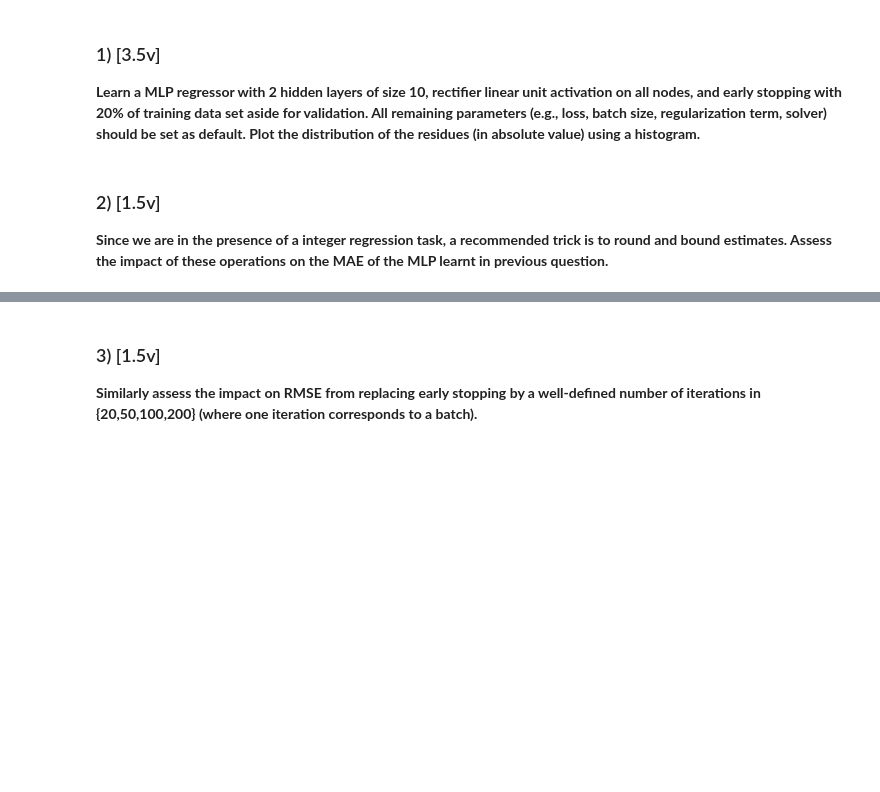
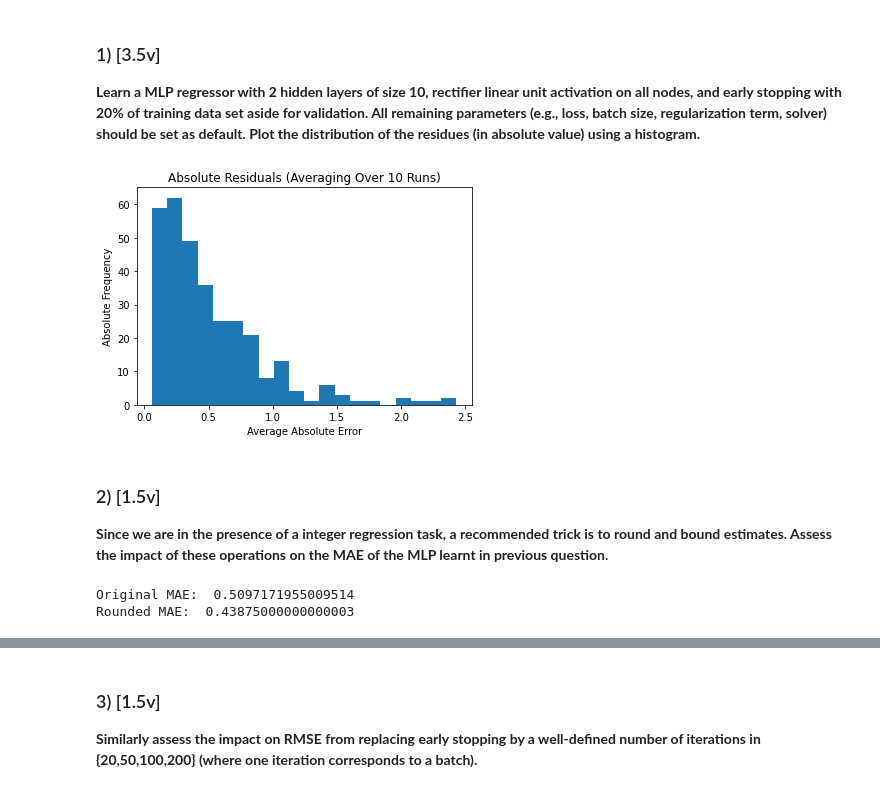
Before and after one commit to ARibeiro3110/homeworksApre, a Jupyter notebook: homework3/G015.ipynb, the cells around one changed output, grey strips where cells are left out. Saved outputs shown, nothing was run; the diff lists cells and outputs as text; code cells hidden in the pictures; blank space fills up the shorter version.

```diff
--- a/homework3/G015.ipynb
+++ b/homework3/G015.ipynb
@@ -139,8 +933,88 @@ Given their stochastic behavior, average the performance of each MLP from 10 run
+# %%
+# Load data
+data = pd.read_csv("./winequality-red.csv", delimiter=";")
+df = pd.DataFrame(data)
+
+# Separate target and features
+X = df.drop("quality", axis=1)
+y = df["quality"]
+
+# Split data into training and testing sets
+X_train, X_test, y_train, y_test = model_selection.train_test_split(
+    X, y, test_size=0.2, random_state=0)
 # %% [markdown]
 ### 1) [3.5v]
 
 **Learn a MLP regressor with 2 hidden layers of size 10, rectifier linear unit activation on all nodes, and early stopping with 20% of training data set aside for validation. All remaining parameters (e.g., loss, batch size, regularization term, solver) should be set as default. Plot the distribution of the residues (in absolute value) using a histogram.**
+# %%
+abs_errors = []
+
+for random_state in range(1, 11): # 10 runs
+    # Create MLP regressor
+    mlp = MLPRegressor(
+        hidden_layer_sizes=(10, 10),
+        activation='relu',
+        early_stopping=True,
+        validation_fraction=0.2,
+        random_state=random_state
+    )
+
+    # Train model
+    mlp.fit(X_train, y_train)
+
+    # Predict test data
+    y_pred = mlp.predict(X_test)
+
+    # Calculate absolute error
+    abs_error = abs(y_test - y_pred)
+    abs_errors.append(abs_error)
+
+# Calculate the element-wise average of the absolute errors
+avg_abs_error = np.mean(abs_errors, axis=0)
+
+# Plot the histogram of the average absolute errors
+plt.hist(avg_abs_error, bins=20)
+plt.title("Absolute Residuals (Averaging Over 10 Runs)")
+plt.xlabel("Average Absolute Error")
+plt.ylabel("Absolute Frequency")
+plt.show()
+# %% [output]
+[figure, added]
 # %% [markdown]
 ### 2) [1.5v]
 
 **Since we are in the presence of a integer regression task, a recommended trick is to round and bound estimates. Assess the impact of these operations on the MAE of the MLP learnt in previous question.**
+# %%
+originalMAE = []
+roundedMAE = []
+
+for random_state in range(1, 11):
+
+    mlp = MLPRegressor(
+        hidden_layer_sizes=(10, 10),
+        activation='relu',
+        early_stopping=True,
+        validation_fraction=0.2,
+        random_state=random_state
+    )
+
+    mlp.fit(X_train, y_train)
+
+    y_pred = mlp.predict(X_test)
+
+    # Round and bound estimates
+    y_pred_rounded = np.round(y_pred)
+    y_pred_rounded[y_pred_rounded > 10] = 10
+    y_pred_rounded[y_pred_rounded < 1] = 1
+
+    # Original MAE
+    originalMAE.append(metrics.mean_absolute_error(y_test, y_pred))
+
+    # Rounded MAE
+    roundedMAE.append(metrics.mean_absolute_error(y_test, y_pred_rounded))
+
+print("Original MAE: ", np.mean(originalMAE))
+print("Rounded MAE: ", np.mean(roundedMAE))
+# %% [output]
+Original MAE:  0.5097171955009514
+Rounded MAE:  0.43875000000000003
```
Also changed, not shown: parts of 20 cells of this notebook, 3 other files.
